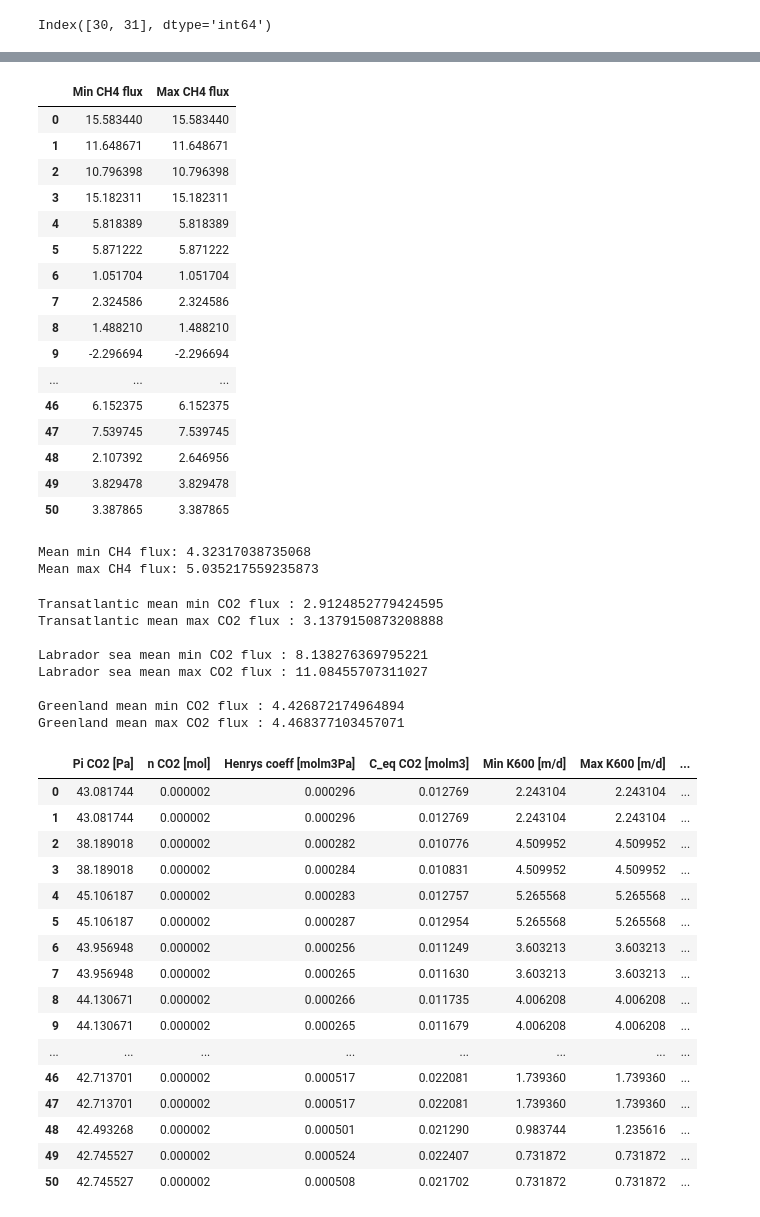
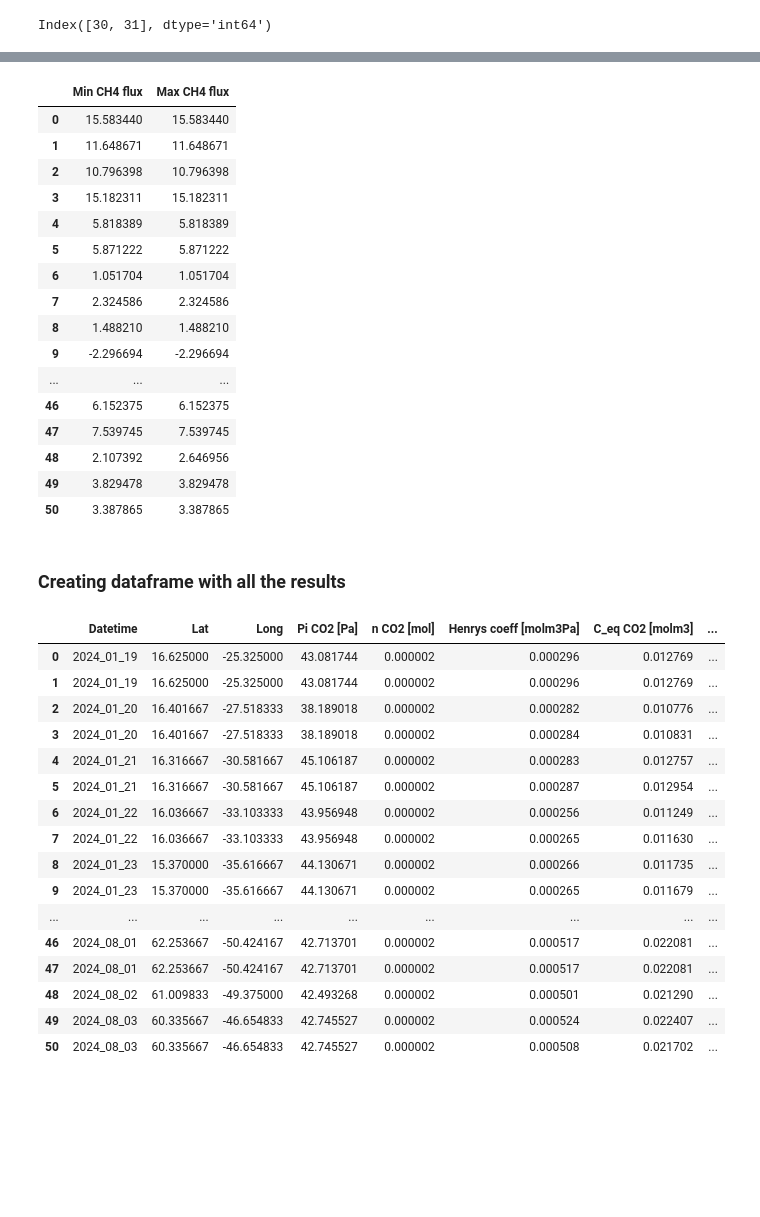
Before and after one commit to lolapricam/Sea-air_fluxes_Arctic, a Jupyter notebook: main_code.ipynb, the cells around one changed output, grey strips where cells are left out. Saved outputs shown, nothing was run; the diff lists cells and outputs as text; code cells hidden in the pictures; blank space fills up the shorter version.

Commit message:
plot/map + mean

```diff
--- a/main_code.ipynb
+++ b/main_code.ipynb
@@ -53,3 +58,7 @@ print(metadata.head())
 2                              NaN
 3                              NaN
 4                              NaN
+# %%
+#change of units for CH4: mmol/m3 --> umol/m3
+data['ch4_umolm3'] = data['ch4_mmolm3'] * 10**3
+print(data.head())
@@ -332,12 +324,6 @@ F_max_CH4_umolm2d = Ki_max_CH4_md * (data["ch4_mmolm3"] - C_eq_CH4_molm3 * 10**(
 
 df = pd.DataFrame({'Min CH4 flux': F_min_CH4_umolm2d, 'Max CH4 flux': F_max_CH4_umolm2d})
 display(df)
-
-#mean values
-mean_F_min_CH4_umolm2d = np.mean(F_min_CH4_umolm2d)
-mean_F_max_CH4_umolm2d = np.mean(F_max_CH4_umolm2d)
-print("Mean min CH4 flux:", mean_F_min_CH4_umolm2d)
-print("Mean max CH4 flux:", mean_F_max_CH4_umolm2d)
 # %% [output]
 |  | Min CH4 flux | Max CH4 flux |
 | 0 | 15.583440 | 15.583440 |
@@ -356,60 +342,33 @@ print("Mean max CH4 flux:", mean_F_max_CH4_umolm2d)
 | 48 | 2.107392 | 2.646956 |
 | 49 | 3.829478 | 3.829478 |
 | 50 | 3.387865 | 3.387865 |
-Mean min CH4 flux: 4.32317038735068
-Mean max CH4 flux: 5.035217559235873
-# %%
-#mean value of transatlantic samples
-mean_min_F_CH4_transat = np.mean(F_min_CH4_umolm2d[0:28])
-mean_max_F_CH4_transat = np.mean(F_max_CH4_umolm2d[0:28])
-print("Transatlantic mean min CO2 flux :", mean_min_F_CH4_transat)
-print("Transatlantic mean max CO2 flux :", mean_max_F_CH4_transat, "\n")
-
-#mean value of Labrador sea samples
-mean_min_F_CH4_labrador = np.mean(F_min_CH4_umolm2d[28:38])
-mean_max_F_CH4_labrador = np.mean(F_max_CH4_umolm2d[28:38])
-print("Labrador sea mean min CO2 flux :", mean_min_F_CH4_labrador)
-print("Labrador sea mean max CO2 flux :", mean_max_F_CH4_labrador, "\n")
-
-#mean value of Greeanland samples
-mean_min_F_CH4_greenland = np.mean(F_min_CH4_umolm2d[38:])
-mean_max_F_CH4_greenland = np.mean(F_max_CH4_umolm2d[38:])
-print("Greenland mean min CO2 flux :", mean_min_F_CH4_greenland)
-print("Greenland mean max CO2 flux :", mean_max_F_CH4_greenland)
-# %% [output]
-Transatlantic mean min CO2 flux : 2.9124852779424595
-Transatlantic mean max CO2 flux : 3.1379150873208888
-
-Labrador sea mean min CO2 flux : 8.138276369795221
-Labrador sea mean max CO2 flux : 11.08455707311027
-
-Greenland mean min CO2 flux : 4.426872174964894
-Greenland mean max CO2 flux : 4.468377103457071
+# %% [markdown]
+### Creating dataframe with all the results
 # %%
 # Creating a big datafrane with all the results
 # for CO2
-df = pd.DataFrame({'Pi CO2 [Pa]' : Pi_CO2_Pa, 'n CO2 [mol]' : n_CO2_mol, 'Henrys coeff [molm3Pa] ' : hcpsalt_CO2_molm3Pa,
+df_CO2 = pd.DataFrame({'Datetime' : data["Datetime"], 'Lat' : data["Latitude"], 'Long' : data["Longitude"],  'Pi CO2 [Pa]' : Pi_CO2_Pa, 'n CO2 [mol]' : n_CO2_mol, 'Henrys coeff [molm3Pa] ' : hcpsalt_CO2_molm3Pa,
                    'C_eq CO2 [molm3]' : C_eq_CO2_molm3, 'Min K600 [m/d]' : K600_min_md, 'Max K600 [m/d]' : K600_max_md,
                    'Sc CO2 [-]' : Sc_CO2, 'Min Ki CO2 [m/d]' : Ki_min_CO2_md, 'Max Ki CO2 [m/d]' : Ki_max_CO2_md,
                    'Min CO2 flux [mmol/m2/d]': F_min_CO2_mmolm2d, 'Max CO2 flux [mmol/m2/d]': F_max_CO2_mmolm2d})
-display(df)
+display(df_CO2)
 # %% [output]
-|  | Pi CO2 [Pa] | n CO2 [mol] | Henrys coeff [molm3Pa] | C_eq CO2 [molm3] | Min K600 [m/d] | Max K600 [m/d] | ... |
-| 0 | 43.081744 | 0.000002 | 0.000296 | 0.012769 | 2.243104 | 2.243104 | ... |
-| 1 | 43.081744 | 0.000002 | 0.000296 | 0.012769 | 2.243104 | 2.243104 | ... |
-| 2 | 38.189018 | 0.000002 | 0.000282 | 0.010776 | 4.509952 | 4.509952 | ... |
-| 3 | 38.189018 | 0.000002 | 0.000284 | 0.010831 | 4.509952 | 4.509952 | ... |
-| 4 | 45.106187 | 0.000002 | 0.000283 | 0.012757 | 5.265568 | 5.265568 | ... |
-| 5 | 45.106187 | 0.000002 | 0.000287 | 0.012954 | 5.265568 | 5.265568 | ... |
-| 6 | 43.956948 | 0.000002 | 0.000256 | 0.011249 | 3.603213 | 3.603213 | ... |
-| 7 | 43.956948 | 0.000002 | 0.000265 | 0.011630 | 3.603213 | 3.603213 | ... |
-| 8 | 44.130671 | 0.000002 | 0.000266 | 0.011735 | 4.006208 | 4.006208 | ... |
-| 9 | 44.130671 | 0.000002 | 0.000265 | 0.011679 | 4.006208 | 4.006208 | ... |
-| ... | ... | ... | ... | ... | ... | ... | ... |
-| 46 | 42.713701 | 0.000002 | 0.000517 | 0.022081 | 1.739360 | 1.739360 | ... |
-| 47 | 42.713701 | 0.000002 | 0.000517 | 0.022081 | 1.739360 | 1.739360 | ... |
-| 48 | 42.493268 | 0.000002 | 0.000501 | 0.021290 | 0.983744 | 1.235616 | ... |
-| 49 | 42.745527 | 0.000002 | 0.000524 | 0.022407 | 0.731872 | 0.731872 | ... |
-| 50 | 42.745527 | 0.000002 | 0.000508 | 0.021702 | 0.731872 | 0.731872 | ... |
+|  | Datetime | Lat | Long | Pi CO2 [Pa] | n CO2 [mol] | Henrys coeff [molm3Pa] | C_eq CO2 [molm3] | ... |
+| 0 | 2024_01_19 | 16.625000 | -25.325000 | 43.081744 | 0.000002 | 0.000296 | 0.012769 | ... |
+| 1 | 2024_01_19 | 16.625000 | -25.325000 | 43.081744 | 0.000002 | 0.000296 | 0.012769 | ... |
+| 2 | 2024_01_20 | 16.401667 | -27.518333 | 38.189018 | 0.000002 | 0.000282 | 0.010776 | ... |
+| 3 | 2024_01_20 | 16.401667 | -27.518333 | 38.189018 | 0.000002 | 0.000284 | 0.010831 | ... |
+| 4 | 2024_01_21 | 16.316667 | -30.581667 | 45.106187 | 0.000002 | 0.000283 | 0.012757 | ... |
+| 5 | 2024_01_21 | 16.316667 | -30.581667 | 45.106187 | 0.000002 | 0.000287 | 0.012954 | ... |
+| 6 | 2024_01_22 | 16.036667 | -33.103333 | 43.956948 | 0.000002 | 0.000256 | 0.011249 | ... |
+| 7 | 2024_01_22 | 16.036667 | -33.103333 | 43.956948 | 0.000002 | 0.000265 | 0.011630 | ... |
+| 8 | 2024_01_23 | 15.370000 | -35.616667 | 44.130671 | 0.000002 | 0.000266 | 0.011735 | ... |
+| 9 | 2024_01_23 | 15.370000 | -35.616667 | 44.130671 | 0.000002 | 0.000265 | 0.011679 | ... |
+| ... | ... | ... | ... | ... | ... | ... | ... | ... |
+| 46 | 2024_08_01 | 62.253667 | -50.424167 | 42.713701 | 0.000002 | 0.000517 | 0.022081 | ... |
+| 47 | 2024_08_01 | 62.253667 | -50.424167 | 42.713701 | 0.000002 | 0.000517 | 0.022081 | ... |
+| 48 | 2024_08_02 | 61.009833 | -49.375000 | 42.493268 | 0.000002 | 0.000501 | 0.021290 | ... |
+| 49 | 2024_08_03 | 60.335667 | -46.654833 | 42.745527 | 0.000002 | 0.000524 | 0.022407 | ... |
+| 50 | 2024_08_03 | 60.335667 | -46.654833 | 42.745527 | 0.000002 | 0.000508 | 0.021702 | ... |
 # %%
 # for CH4
```
Also changed, not shown: parts of 32 cells of this notebook, 12 other files.
